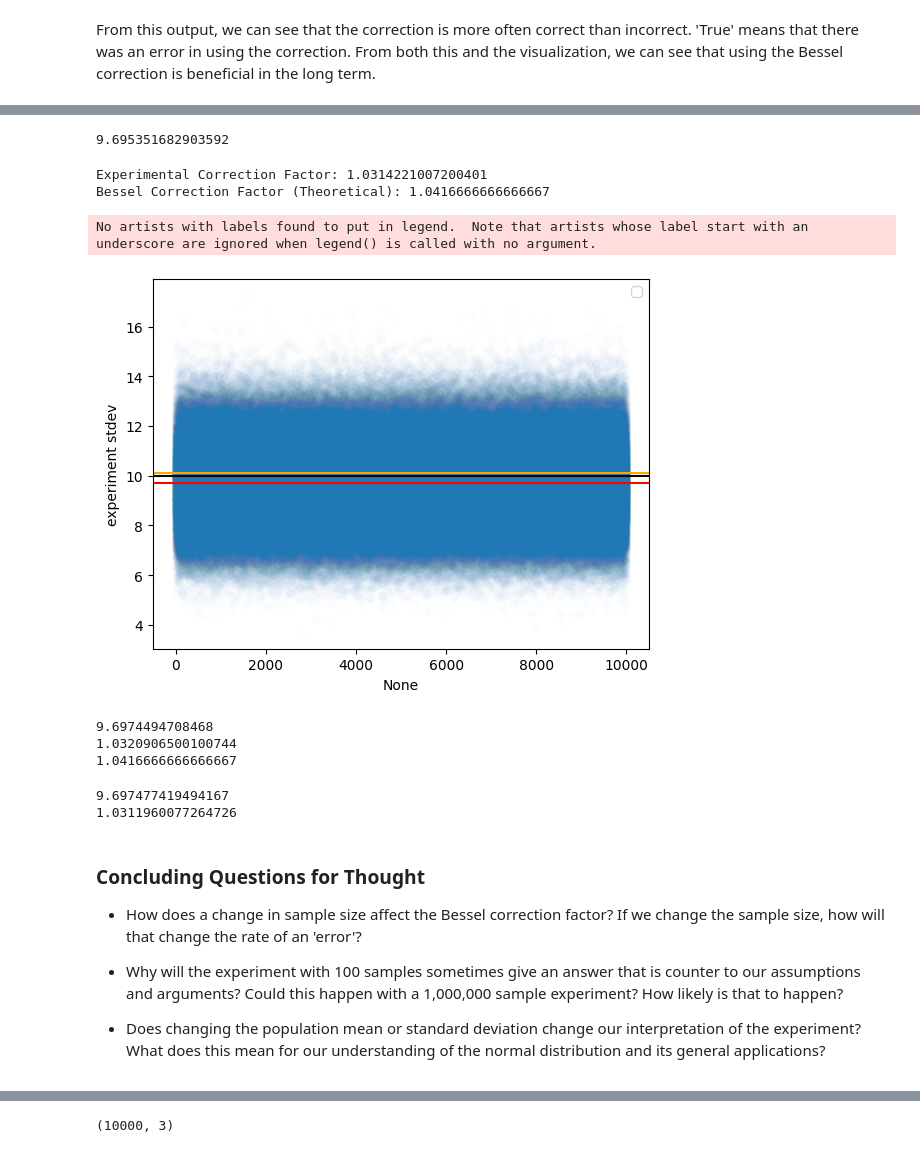
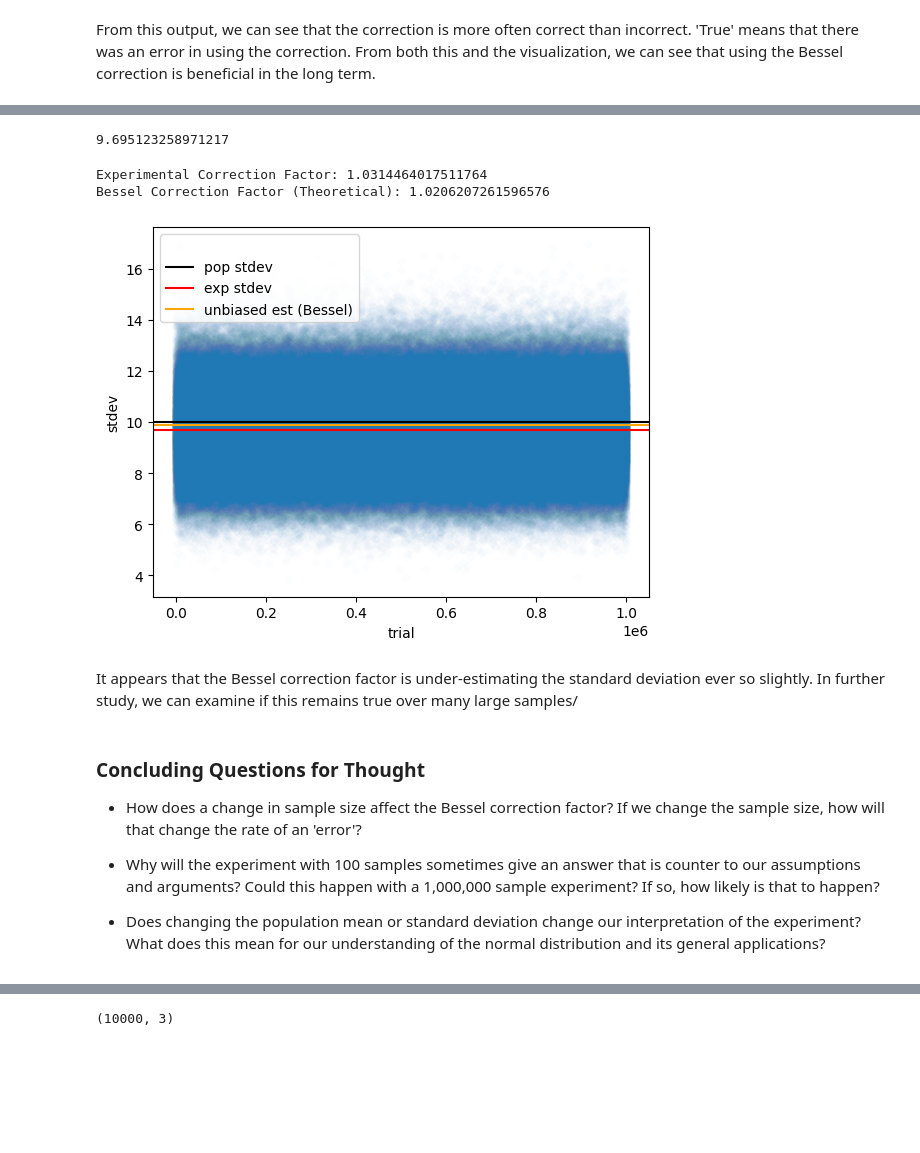
Before and after one commit to aaronjkeeney/Fun-Statistics-Questions, a Jupyter notebook: Bessel_Correction.ipynb, the cells around one changed output, grey strips where cells are left out. Cells and saved outputs as stored; diff of their text form; code cells hidden in the pictures; blank space fills up the shorter version.

Commit message:
Corrected math errors. Increased time efficiency of data generation function x1000 +

```diff
--- a/Bessel_Correction.ipynb
+++ b/Bessel_Correction.ipynb
@@ -106,13 +89,9 @@ We could rerun this experiment as many times as we would like, but we will end u
 
 # This the same experiment, at a much larger scale. Time scale is O(n), in case you want to get aggressive with the sample size
 
-pop_mean = 100
-pop_std = 10
-sample_size = 25
-
 large_data_arr = []
 
-for _ in range(1000000):
+for _ in range(1_000_000):
     row_data = np.random.normal(pop_mean, pop_std, sample_size)
     large_data_arr.append([sample_size, np.mean(row_data), np.std(row_data), np.std(row_data) * math.sqrt(sample_size/(sample_size-1))])
 
@@ -151,28 +130,26 @@ We can do one more check, but it is computationally intensive. We should examine
 # %%
-def experiment(pop_mean, pop_std, n, n_prime, n_dbl_prime) -> pd.DataFrame:
+def experiment(pop_mean: float, pop_std: float, n: int, n_prime: int) -> pd.DataFrame:
     '''Returns a randomly generated Data Frame that contains the standard deviations of many individual samples, and averages
     the results. This process is repeated many times and added to the data frame.
 
     param: pop_mean: the known population mean
     param: pop_std: the know population standard deviation
     param: n: the sample size of the lowest level sample
-    param: n_prime: number of samples taken in the experiment, whose standard deviations are averaged.
-    param: n_double_prime: the number of time the experiment is repeated
+    param: n_prime: the number of trials take in the experiment
 
     return: a pandas dataframe that contains the generated experiment data'''
 
     # Put this on hold...we might not need something this complicated
 
-    exp_df = pd.DataFrame(columns=['trial', 'experiment', 'experiment stdev'])
+    exp_array = []
 
-    for i in range(1,n_dbl_prime+1):
-        for j in range(1, n_prime+1):
-            mean_of_stdevs = np.mean(np.std(np.random.normal(pop_mean, pop_std, n)))
-            row = [i, j, mean_of_stdevs]
-            exp_df.loc[len(exp_df.index)] = row
+    for i in range(1, n_prime+1):
+        stdev = np.std(np.random.normal(pop_mean, pop_std, n))
+        row = [i, stdev]
+        exp_array.append(row)
 
-    return exp_df
+    return pd.DataFrame(data = exp_array, columns=['trial', 'stdev'])
 # %%
 # Create the experimental data frame
 
-df3 = experiment(100, 10, 25, 100, 10000)
+df2 = experiment(100, 10, 25, 1_000_000)
@@ -188,22 +156,27 @@ df3.head()
 # %%
-exp_avg_stdev = df3['experiment stdev'].mean()
+exp_avg_stdev = df2['stdev'].mean()
 exp_avg_stdev
 # %% [output]
-9.695351682903592
+9.695123258971217
 # %%
 print(f"Experimental Correction Factor: {pop_std/exp_avg_stdev}")
-print(f"Bessel Correction Factor (Theoretical): {sample_size/(sample_size - 1)}")
+print(f"Bessel Correction Factor (Theoretical): {np.sqrt(sample_size/(sample_size - 1))}")
 # %% [output]
-Experimental Correction Factor: 1.0314221007200401
-Bessel Correction Factor (Theoretical): 1.0416666666666667
+Experimental Correction Factor: 1.0314464017511764
+Bessel Correction Factor (Theoretical): 1.0206207261596576
 # %%
-sns.scatterplot(data=df3, x= df3['trial'] + df3['experiment']/100, y = 'experiment stdev', alpha = 0.01)
+ax = sns.scatterplot(data=df2, x= df2['trial'], y = 'stdev', alpha = 0.01)
 plt.axhline(pop_std, color= 'black')
 plt.axhline(exp_avg_stdev, color = 'red')
-plt.axhline(exp_avg_stdev * sample_size/(sample_size-1), color = 'orange')
+plt.axhline(exp_avg_stdev * np.sqrt(sample_size/(sample_size-1)), color = 'orange')
 
-plt.legend()
+labels = ["", "pop stdev", "exp stdev", "unbiased est (Bessel)"]
+handles, _ = ax.get_legend_handles_labels()
+
+# Slice list to remove first handle
+plt.legend(labels = labels, loc= 'upper left')
+
+#plt.legend()
 plt.show()
 # %% [output]
-No artists with labels found to put in legend.  Note that artists whose label start with an underscore are ignored when legend() is called with no argument.
-[figure, old version]
+[figure, new version]
@@ -221,22 +183,10 @@ def experiment2(pop_mean: float, pop_std: float, sample_size: int, trials: int)
-# %%
-print(experiment2(100, 10, 25, 10000)['std dev'].mean())
-print(10 / experiment2(100, 10, 25, 10000)['std dev'].mean())
-print(25/24)
-# %% [output]
-9.6974494708468
-1.0320906500100744
-1.0416666666666667
-# %%
-print(np.mean(df1[['sample stdev raw']]))
-print(10 / np.mean(df1[['sample stdev raw']]))
-# %% [output]
-9.697477419494167
-1.0311960077264726
+# %% [markdown]
+It appears that the Bessel correction factor is under-estimating the standard deviation ever so slightly. In further study, we can examine if this remains true over many large samples/
 # %% [markdown]
 ### Concluding Questions for Thought ###
 
 * How does a change in sample size affect the Bessel correction factor? If we change the sample size, how will that change the rate of an 'error'?
 
-* Why will the experiment with 100 samples sometimes give an answer that is counter to our assumptions and arguments? Could this happen with a 1,000,000 sample experiment? How likely is that to happen?
+* Why will the experiment with 100 samples sometimes give an answer that is counter to our assumptions and arguments? Could this happen with a 1,000,000 sample experiment? If so, how likely is that to happen?
 
 * Does changing the population mean or standard deviation change our interpretation of the experiment? What does this mean for our understanding of the normal distribution and its general applications?
```
Also changed, not shown: parts of 13 cells of this notebook.
